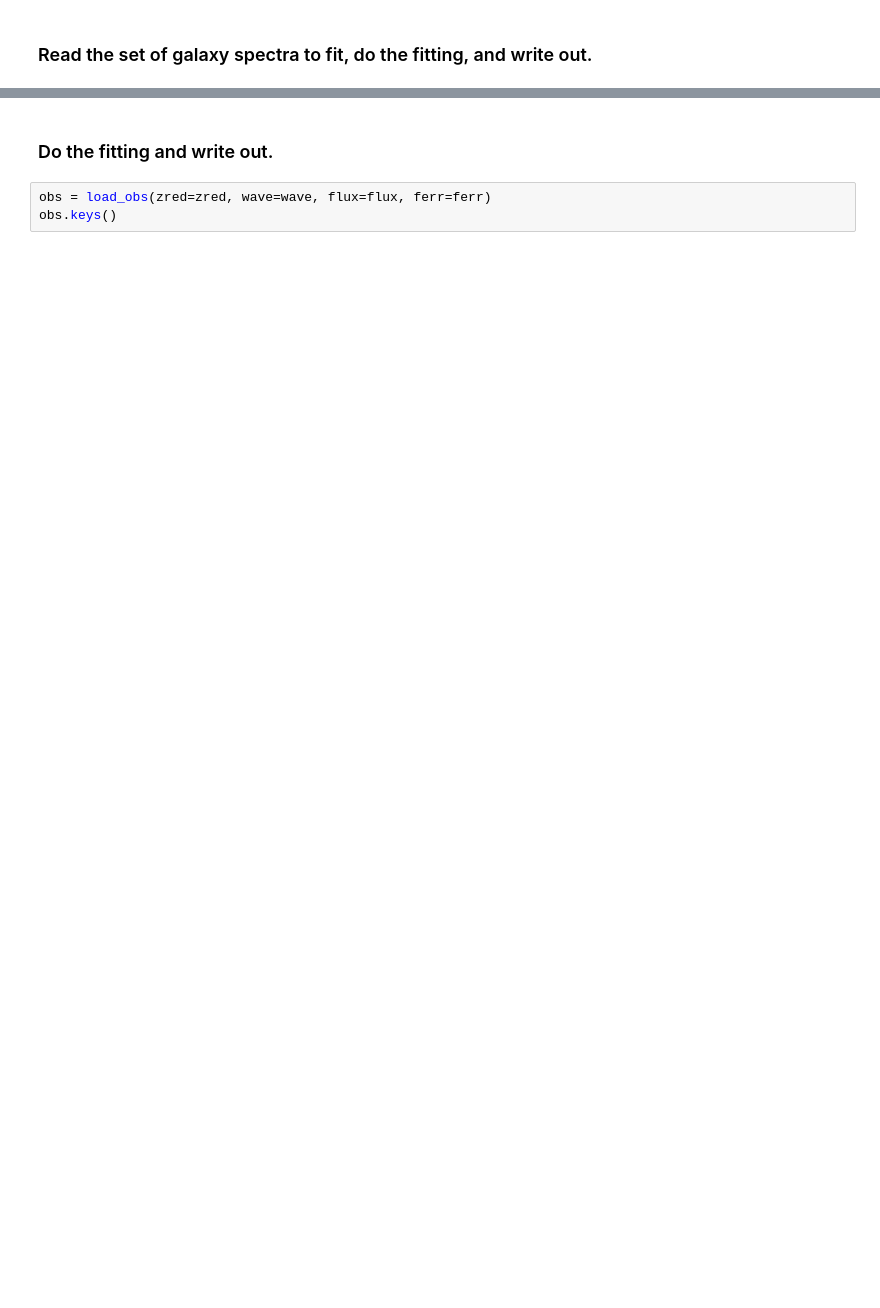
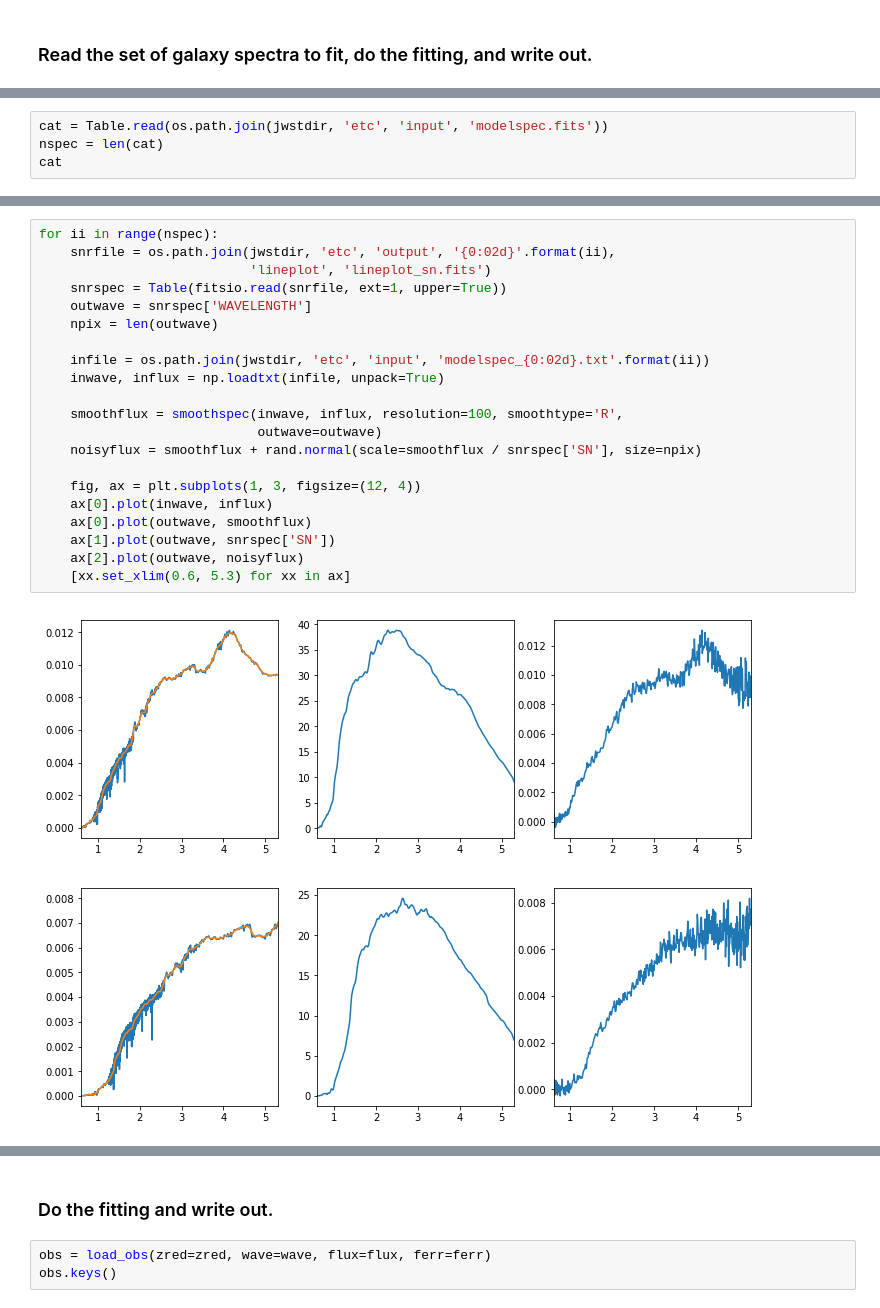
Before and after one commit to moustakas/jwstclusters, a Jupyter notebook: nb/sps-modeling.ipynb, the cells around one changed output, grey strips where cells are left out. Saved outputs shown, nothing was run; the diff lists cells and outputs as text; blank space fills up the shorter version.

Commit message:
completed resolution, throughput, and noise example

```diff
--- a/nb/sps-modeling.ipynb
+++ b/nb/sps-modeling.ipynb
@@ -394,3 +395,7 @@ def read_modelspec(prefix='jwst'):
     ferr = fitsferr['EXTRACTED_NOISE'] * ABmagnorm
 
     return wave, flux, ferr, zred
+# %%
+cat = Table.read(os.path.join(jwstdir, 'etc', 'input', 'modelspec.fits'))
+nspec = len(cat)
+cat
@@ -396,0 +413,24 @@ def read_modelspec(prefix='jwst'):
+# %%
+for ii in range(nspec):
+    snrfile = os.path.join(jwstdir, 'etc', 'output', '{0:02d}'.format(ii),
+                           'lineplot', 'lineplot_sn.fits')
+    snrspec = Table(fitsio.read(snrfile, ext=1, upper=True))
+    outwave = snrspec['WAVELENGTH']
+    npix = len(outwave)
+
+    infile = os.path.join(jwstdir, 'etc', 'input', 'modelspec_{0:02d}.txt'.format(ii))
+    inwave, influx = np.loadtxt(infile, unpack=True)
+
+    smoothflux = smoothspec(inwave, influx, resolution=100, smoothtype='R',
+                            outwave=outwave)
+    noisyflux = smoothflux + rand.normal(scale=smoothflux / snrspec['SN'], size=npix)
+
+    fig, ax = plt.subplots(1, 3, figsize=(12, 4))
+    ax[0].plot(inwave, influx)
+    ax[0].plot(outwave, smoothflux)
+    ax[1].plot(outwave, snrspec['SN'])
+    ax[2].plot(outwave, noisyflux)
+    [xx.set_xlim(0.6, 5.3) for xx in ax]
+# %% [output]
+[figure, added]
+[figure, added]
```
Also changed, not shown: parts of 17 cells of this notebook, 2 other files.
